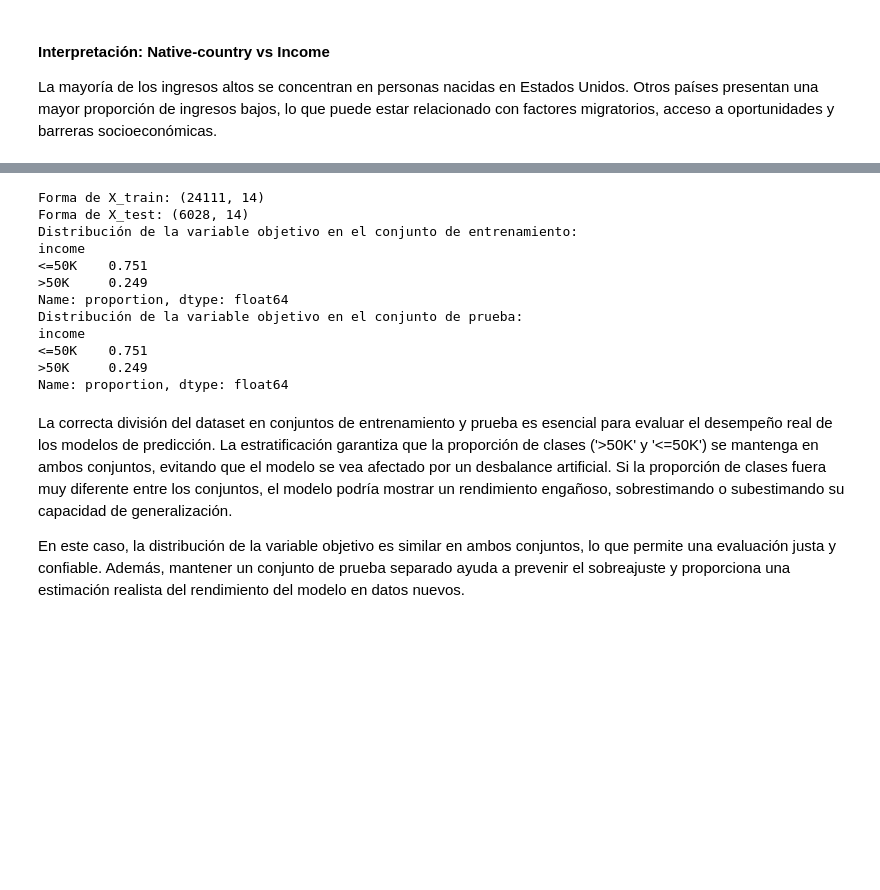
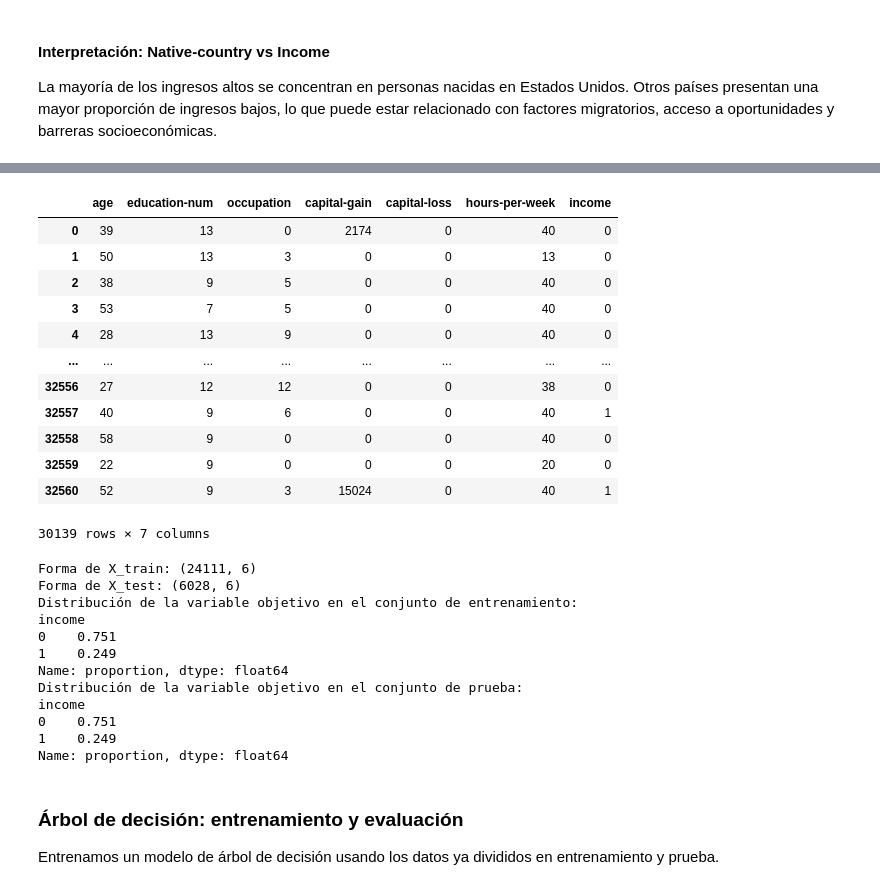
Before and after one commit to aalejoz25/adult_income_prediction_EDA_ML, a Jupyter notebook: adult_income_prediction.ipynb, the cells around one changed output, grey strips where cells are left out. Drawn from its saved outputs; the diff is of its cells as text; code cells hidden in the pictures; blank space fills up the shorter version.

```diff
--- a/adult_income_prediction.ipynb
+++ b/adult_income_prediction.ipynb
@@ -313,7 +360,22 @@ En esta sección se realiza la división del dataset en conjuntos de entrenamien
+# %%
+df_tree_model
+# %% [output]
+|  | age | education-num | occupation | capital-gain | capital-loss | hours-per-week | income |
+| 0 | 39 | 13 | 0 | 2174 | 0 | 40 | 0 |
+| 1 | 50 | 13 | 3 | 0 | 0 | 13 | 0 |
+| 2 | 38 | 9 | 5 | 0 | 0 | 40 | 0 |
+| 3 | 53 | 7 | 5 | 0 | 0 | 40 | 0 |
+| 4 | 28 | 13 | 9 | 0 | 0 | 40 | 0 |
+| ... | ... | ... | ... | ... | ... | ... | ... |
+| 32556 | 27 | 12 | 12 | 0 | 0 | 38 | 0 |
+| 32557 | 40 | 9 | 6 | 0 | 0 | 40 | 1 |
+| 32558 | 58 | 9 | 0 | 0 | 0 | 40 | 0 |
+| 32559 | 22 | 9 | 0 | 0 | 0 | 20 | 0 |
+| 32560 | 52 | 9 | 3 | 15024 | 0 | 40 | 1 |
+30139 rows × 7 columns
 # %%
-# División de datos en entrenamiento y prueba
-X = df_clean.drop('income', axis=1)
-y = df_clean['income']
+X = df_tree_model.drop('income', axis=1)
+y = df_tree_model['income']
 X_train, X_test, y_train, y_test = train_test_split(X, y, test_size=0.2, random_state=42, stratify=y)
 print('Forma de X_train:', X_train.shape)
 print('Forma de X_test:', X_test.shape)
@@ -322,19 +384,18 @@ print(y_train.value_counts(normalize=True).round(3))
 print('Distribución de la variable objetivo en el conjunto de prueba:')
 print(y_test.value_counts(normalize=True).round(3))
 # %% [output]
-Forma de X_train: (24111, 14)
-Forma de X_test: (6028, 14)
+Forma de X_train: (24111, 6)
+Forma de X_test: (6028, 6)
 Distribución de la variable objetivo en el conjunto de entrenamiento:
 income
-<=50K    0.751
->50K     0.249
+0    0.751
+1    0.249
 Name: proportion, dtype: float64
 Distribución de la variable objetivo en el conjunto de prueba:
 income
-<=50K    0.751
->50K     0.249
+0    0.751
+1    0.249
 Name: proportion, dtype: float64
-# %% [markdown]
-La correcta división del dataset en conjuntos de entrenamiento y prueba es esencial para evaluar el desempeño real de los modelos de predicción. La estratificación garantiza que la proporción de clases ('>50K' y '<=50K') se mantenga en ambos conjuntos, evitando que el modelo se vea afectado por un desbalance artificial. Si la proporción de clases fuera muy diferente entre los conjuntos, el modelo podría mostrar un rendimiento engañoso, sobrestimando o subestimando su capacidad de generalización.
-
-En este caso, la distribución de la variable objetivo es similar en ambos conjuntos, lo que permite una evaluación justa y confiable. Además, mantener un conjunto de prueba separado ayuda a prevenir el sobreajuste y proporciona una estimación realista del rendimiento del modelo en datos nuevos.
+# %% [markdown]
+### Árbol de decisión: entrenamiento y evaluación
+Entrenamos un modelo de árbol de decisión usando los datos ya divididos en entrenamiento y prueba.
```
Also changed, not shown: parts of 13 cells of this notebook.
